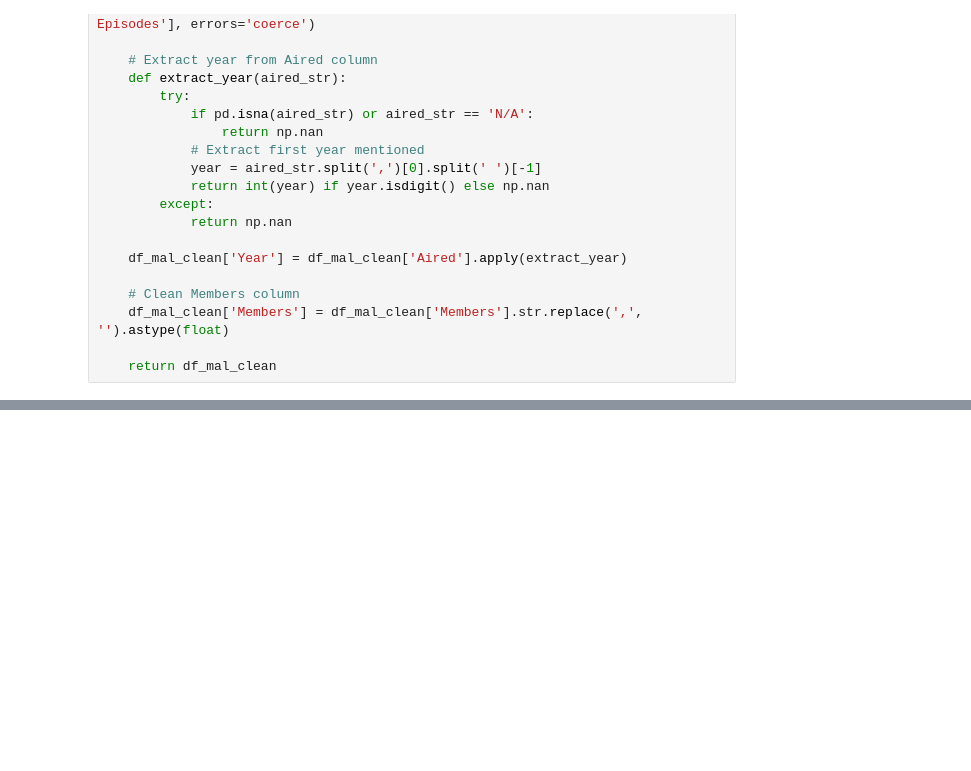
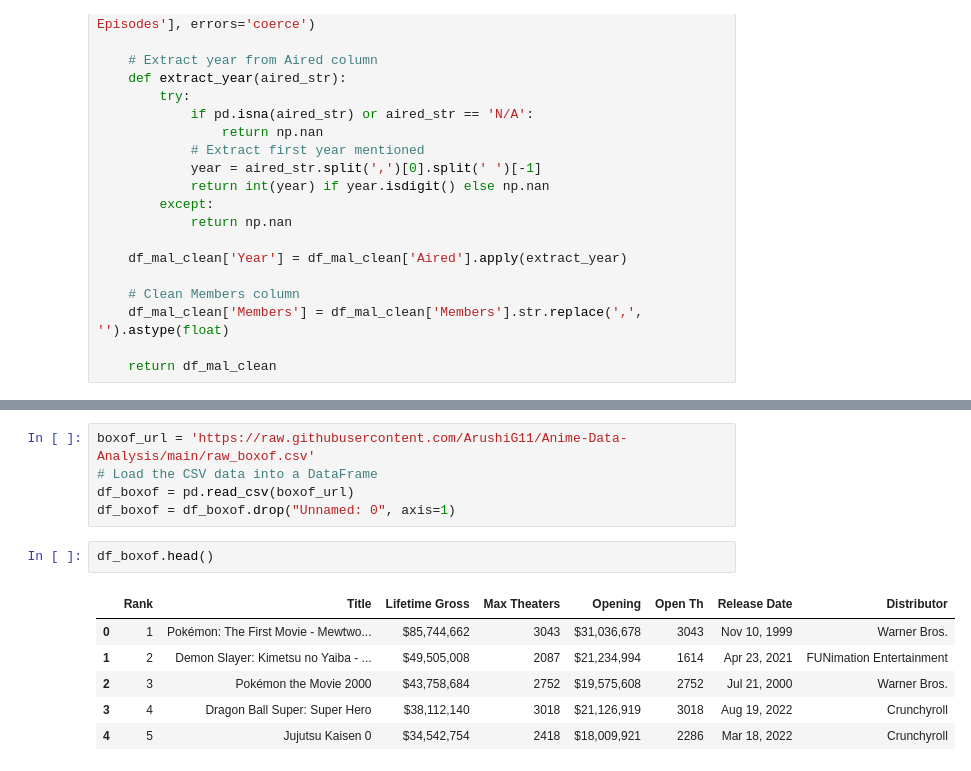
Before and after one commit to ArushiG11/Anime-Data-Analysis, a Jupyter notebook: Anime_Dataset.ipynb, the cells around one changed output, grey strips where cells are left out. Cells and saved outputs as stored; diff of their text form; blank space fills up the shorter version.

```diff
--- a/Anime_Dataset.ipynb
+++ b/Anime_Dataset.ipynb
@@ -336,0 +84,14 @@ dtype: object
+# %%
+boxof_url = 'https://raw.githubusercontent.com/ArushiG11/Anime-Data-Analysis/main/raw_boxof.csv'
+# Load the CSV data into a DataFrame
+df_boxof = pd.read_csv(boxof_url)
+df_boxof = df_boxof.drop("Unnamed: 0", axis=1)
+# %%
+df_boxof.head()
+# %% [output]
+|  | Rank | Title | Lifetime Gross | Max Theaters | Opening | Open Th | Release Date | Distributor |
+| 0 | 1 | Pokémon: The First Movie - Mewtwo... | $85,744,662 | 3043 | $31,036,678 | 3043 | Nov 10, 1999 | Warner Bros. |
+| 1 | 2 | Demon Slayer: Kimetsu no Yaiba - ... | $49,505,008 | 2087 | $21,234,994 | 1614 | Apr 23, 2021 | FUNimation Entertainment |
+| 2 | 3 | Pokémon the Movie 2000 | $43,758,684 | 2752 | $19,575,608 | 2752 | Jul 21, 2000 | Warner Bros. |
+| 3 | 4 | Dragon Ball Super: Super Hero | $38,112,140 | 3018 | $21,126,919 | 3018 | Aug 19, 2022 | Crunchyroll |
+| 4 | 5 | Jujutsu Kaisen 0 | $34,542,754 | 2418 | $18,009,921 | 2286 | Mar 18, 2022 | Crunchyroll |
```
Also changed, not shown: parts of 21 cells of this notebook.
